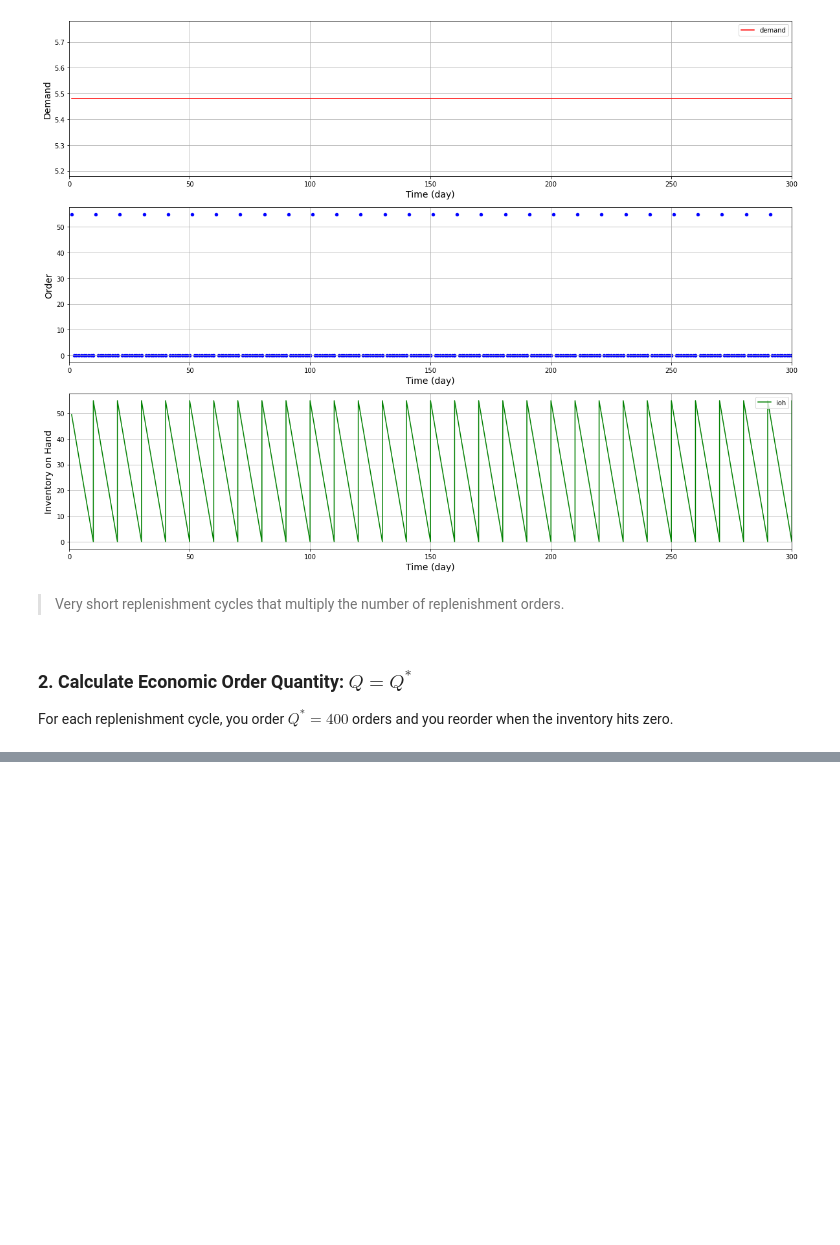
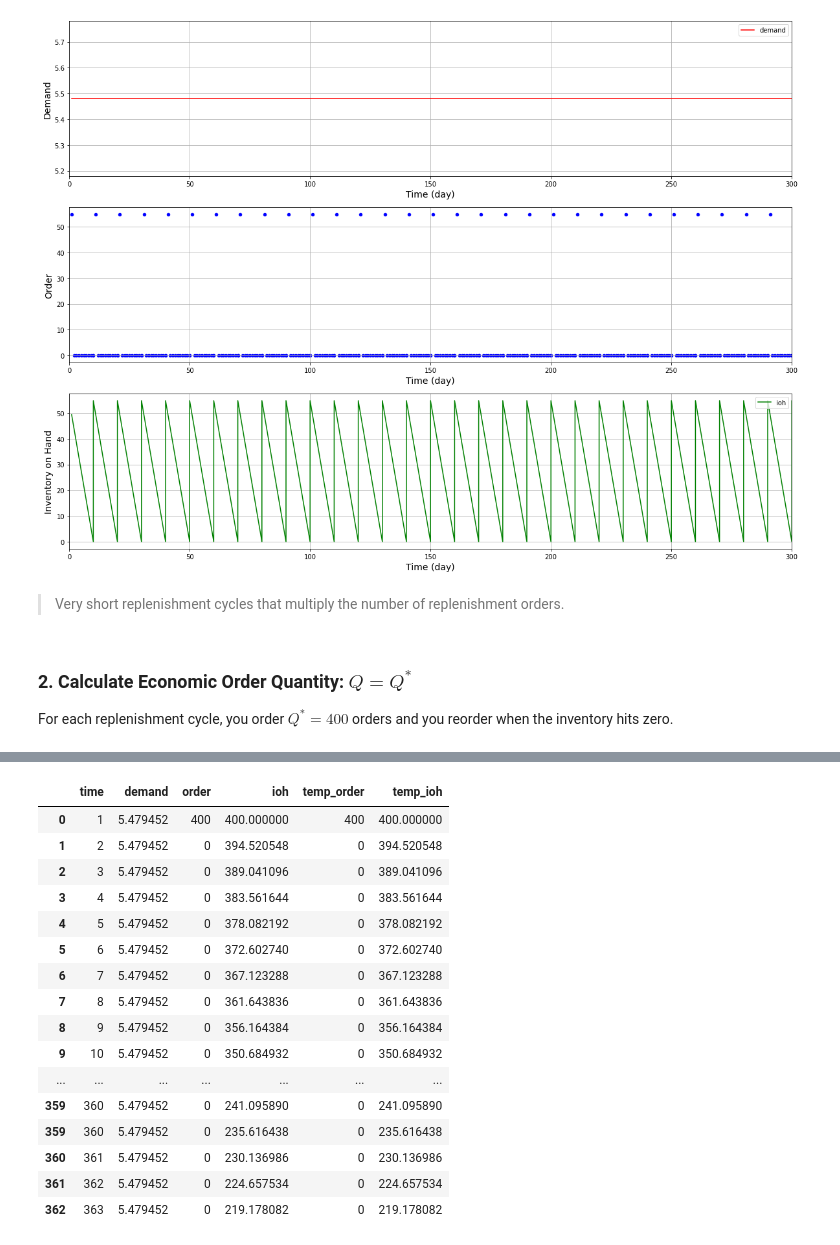
Before and after one commit to lordAaron0121/Supply-Chain-Optimization, a Jupyter notebook: Inventory Management for Retail — Deterministic Demand/Inventory Management for Retail — Deterministic Demand.ipynb, the cells around one changed output, grey strips where cells are left out. Drawn from its saved outputs; the diff is of its cells as text; code cells hidden in the pictures; blank space fills up the shorter version.

```diff
--- a/Inventory Management for Retail — Deterministic Demand/Inventory Management for Retail — Deterministic Demand.ipynb
+++ b/Inventory Management for Retail — Deterministic Demand/Inventory Management for Retail — Deterministic Demand.ipynb
@@ -190,0 +165,4 @@ def sim2(Q, T, D_day, T_total, LD):
+# %%
+df_sim2 = sim2(Q, T, D_day, T_total, LD)
+pd.set_option('display.max_rows', None)
+df_sim2
@@ -197,3 +217,36 @@ ValueError: The truth value of a Series is ambiguous. Use a.empty, a.bool(), a.i
+# %%
+LD = 25
+df_sim3['temp_order'] = 0
+df_sim3['temp_ioh'] = df_sim3['ioh']
+df_sim3.iloc[0, 5] = Q
+df_sim3.iloc[0, 4] = Q
+
+for i in range(1, 400-LD):
+    df_sim3.iloc[i, 5] = df_sim3.iloc[i-1, 5] - D_day
+    if (df_sim3.iloc[i+LD, 2] == Q):
+        df_sim3.iloc[i, 4] = Q
+        df_sim3.iloc[i, 5] = df_sim3.iloc[i, 5] + Q
+
+#     df_sim3.iloc[i, 5] = df_sim3.iloc[i-1, 5] - D_day
+df_sim3
+# %% [output]
+|  | time | demand | order | ioh | temp_order | temp_ioh |
+| 0 | 1 | 5.479452 | 400 | 400.000000 | 400 | 400.000000 |
+| 1 | 2 | 5.479452 | 0 | 394.520548 | 0 | 394.520548 |
+| 2 | 3 | 5.479452 | 0 | 389.041096 | 0 | 389.041096 |
+| 3 | 4 | 5.479452 | 0 | 383.561644 | 0 | 383.561644 |
+| 4 | 5 | 5.479452 | 0 | 378.082192 | 0 | 378.082192 |
+| 5 | 6 | 5.479452 | 0 | 372.602740 | 0 | 372.602740 |
+| 6 | 7 | 5.479452 | 0 | 367.123288 | 0 | 367.123288 |
+| 7 | 8 | 5.479452 | 0 | 361.643836 | 0 | 361.643836 |
+| 8 | 9 | 5.479452 | 0 | 356.164384 | 0 | 356.164384 |
+| 9 | 10 | 5.479452 | 0 | 350.684932 | 0 | 350.684932 |
+| ... | ... | ... | ... | ... | ... | ... |
+| 359 | 360 | 5.479452 | 0 | 241.095890 | 0 | 241.095890 |
+| 359 | 360 | 5.479452 | 0 | 235.616438 | 0 | 235.616438 |
+| 360 | 361 | 5.479452 | 0 | 230.136986 | 0 | 230.136986 |
+| 361 | 362 | 5.479452 | 0 | 224.657534 | 0 | 224.657534 |
+| 362 | 363 | 5.479452 | 0 | 219.178082 | 0 | 219.178082 |
 # %%
 figure, axes = plt.subplots(3, 1)
 
```
Also changed, not shown: parts of 12 cells of this notebook.
